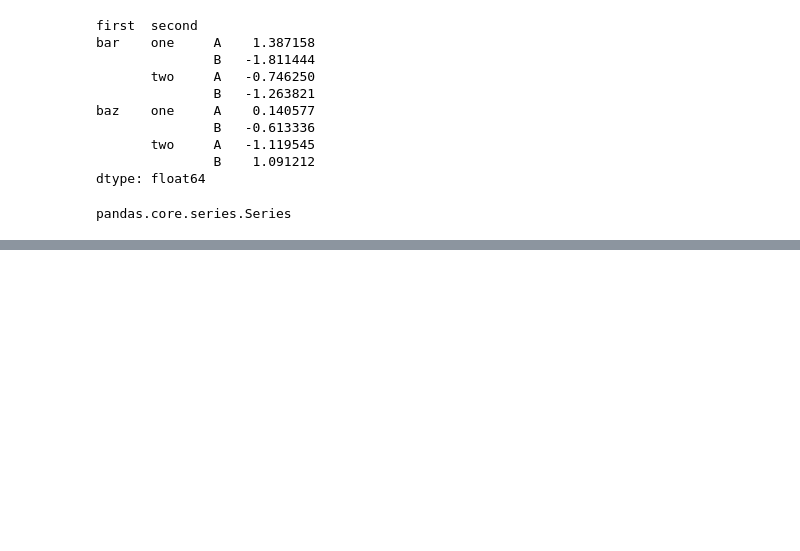
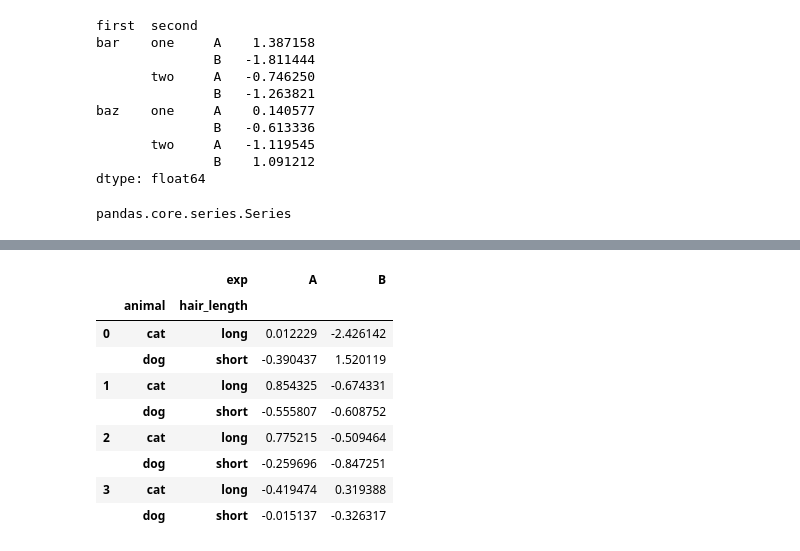
Before and after one commit to ilyak93/self-studying, a Jupyter notebook: DataEngineering/pandas/pandas_reshaping_pivot_tables.ipynb, the cells around one changed output, grey strips where cells are left out. Cells and saved outputs as stored; diff of their text form; code cells hidden in the pictures; blank space fills up the shorter version.

```diff
--- a/DataEngineering/pandas/pandas_reshaping_pivot_tables.ipynb
+++ b/DataEngineering/pandas/pandas_reshaping_pivot_tables.ipynb
@@ -331,0 +388,24 @@ pandas.core.series.Series
+# %%
+columns = pd.MultiIndex.from_tuples(
+
+    [
+
+        ("A", "cat", "long"),
+
+        ("B", "cat", "long"),
+
+        ("A", "dog", "short"),
+
+        ("B", "dog", "short"),
+
+    ],
+
+    names=["exp", "animal", "hair_length"],
+
+)
+
+
+
+df = pd.DataFrame(np.random.randn(4, 4), columns=columns)
+
+df
@@ -331,0 +420,13 @@ pandas.core.series.Series
+# %%
+df.stack(level=["animal", "hair_length"], future_stack=True)
+# %% [output]
+|  |  | exp | A | B |
+|  | animal | hair_length |  |  |
+| 0 | cat | long | 0.012229 | -2.426142 |
+|  | dog | short | -0.390437 | 1.520119 |
+| 1 | cat | long | 0.854325 | -0.674331 |
+|  | dog | short | -0.555807 | -0.608752 |
+| 2 | cat | long | 0.775215 | -0.509464 |
+|  | dog | short | -0.259696 | -0.847251 |
+| 3 | cat | long | -0.419474 | 0.319388 |
+|  | dog | short | -0.015137 | -0.326317 |
```
Also changed, not shown: parts of 13 cells of this notebook.
